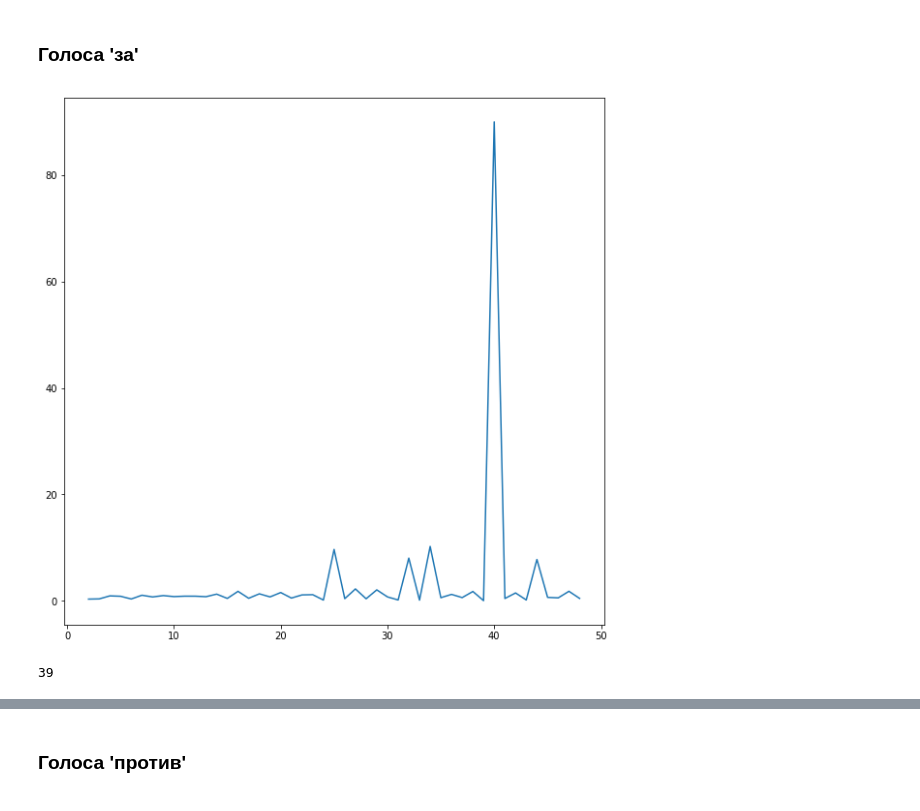
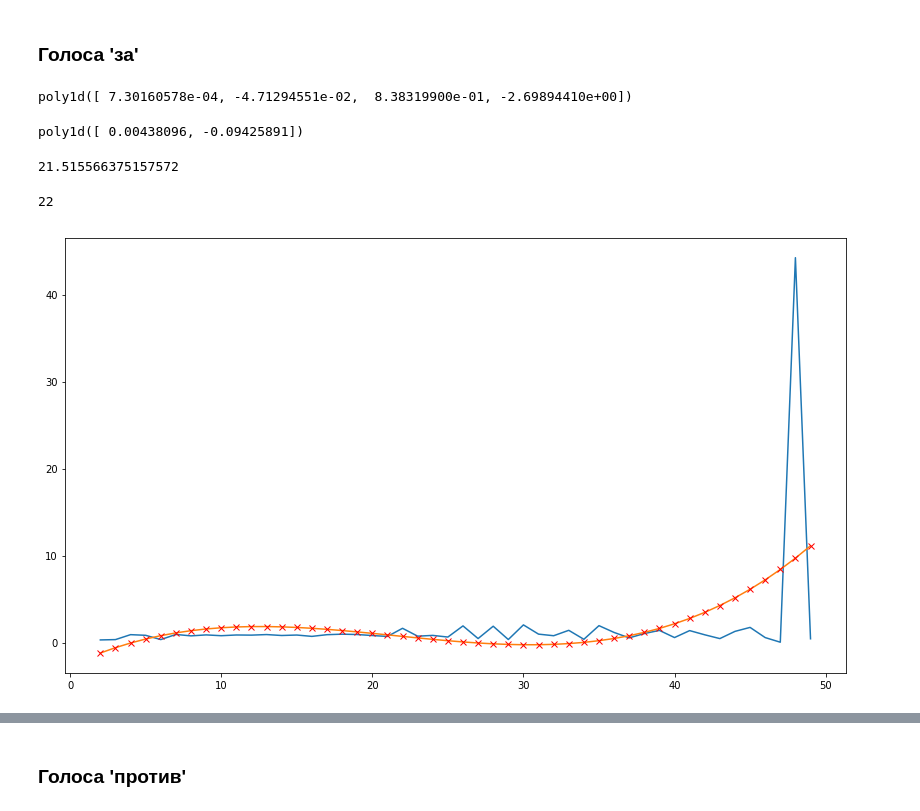
Before and after one commit to SergeyYVP/Machine_learning, a Jupyter notebook: 2. homework clustering.ipynb, the cells around one changed output, grey strips where cells are left out. Drawn from its saved outputs; the diff is of its cells as text; code cells hidden in the pictures.

```diff
--- a/2. homework clustering.ipynb
+++ b/2. homework clustering.ipynb
@@ -182,4 +193,4 @@ np.argmin(diff_r)
 # %%
-k_opt = ks[np.argmin(diff_r)+1]
+k_opt = int(np.round(-sec_derivative[0]/sec_derivative[1]))
 k_opt
 # %% [output]
@@ -187,7 +205,7 @@ k_opt
 # %%
-clt_kmeans = KMeans(n_clusters=k_opt)
-clusters = clt_kmeans.fit_predict(X)
-centers = clt_kmeans.cluster_centers_
+clf_kmeans = KMeans(n_clusters=k_opt, n_init=50, n_jobs=-1)
+clusters = clf_kmeans.fit_predict(X[['x_km', 'y_km']])
+centers = clf_kmeans.cluster_centers_
 # %%
 fig = plt.figure(figsize=(12,12))
 ax = plt.scatter(x=X['x_km'], y=X['y_km'], c=clusters, s=5, cmap='plasma', alpha=0.5)
@@ -204,24 +222,44 @@ X_neg_vote = X[X['comment_class']==-1][['x_km', 'y_km']]
 ### Голоса 'за'
 # %%
 # подберем оптимальное количество кластеров для KMeans
+np.random.seed(1)
 k_inertia = []
-ks = range(1,50)
 
 for k in ks:
-    clf_kmeans = KMeans(n_clusters=k)
+    clf_kmeans = KMeans(n_clusters=k, n_init=50, n_jobs=-1)
     clusters_kmeans = clf_kmeans.fit_predict(X_pos_vote)
     k_inertia.append(clf_kmeans.inertia_)
 
 diff = np.diff(k_inertia)
 diff_r = diff[1:] / diff[:-1]
+# %%
+# коэффициенты полинома
+poly_coef = np.polyfit(ks[1:-1], diff_r, 3)
+# полиномом 3-й степени
+poly = np.poly1d(poly_coef)
+poly
+# %% [output]
+poly1d([ 7.30160578e-04, -4.71294551e-02,  8.38319900e-01, -2.69894410e+00])
+# %%
+# вторая производная от полинома
+sec_derivative = np.polyder(poly, 2)
+sec_derivative
+# %% [output]
+poly1d([ 0.00438096, -0.09425891])
+# %%
+-sec_derivative[0]/sec_derivative[1]
+# %% [output]
+21.515566375157572
+# %%
+k_opt = int(np.round(-sec_derivative[0]/sec_derivative[1]))
+k_opt
+# %% [output]
+22
 # %%
-fig = plt.figure(figsize=(10,10))
+fig = plt.figure(figsize=(14,8))
 ax = plt.plot(ks[1:-1], diff_r)
+ax2 = plt.plot(ks[1:-1], poly(ks[1:-1]))
+ax3 = plt.plot(ks[1:-1], poly(ks[1:-1]), 'rx')
 # %% [output]
-[figure, old version]
+[figure, new version]
-# %%
-k_opt = ks[np.argmin(diff_r)+1]
-k_opt
-# %% [output]
-39
 # %%
```
Also changed, not shown: parts of 35 cells of this notebook.
